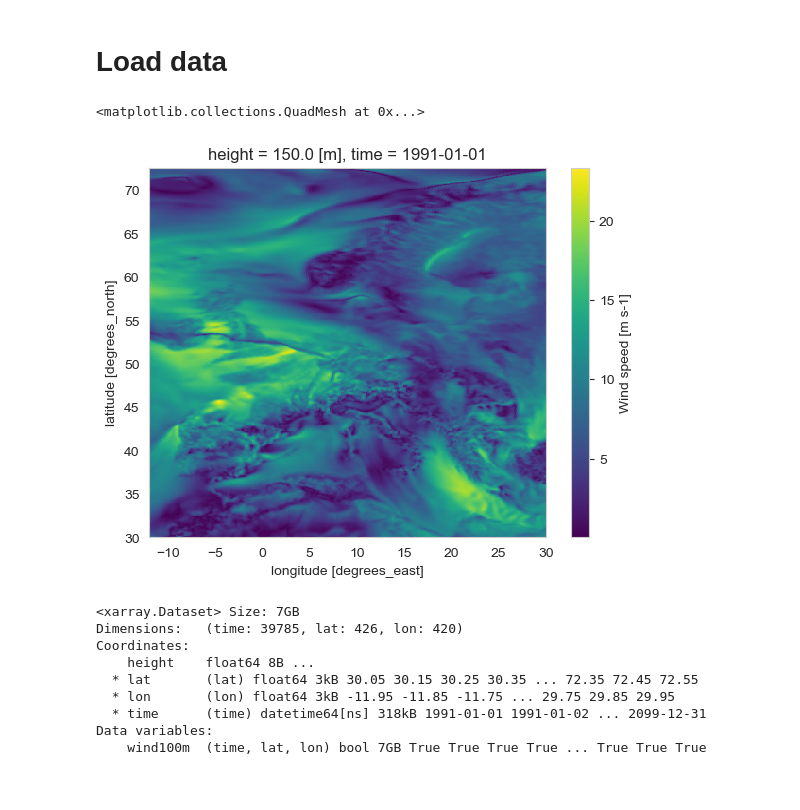
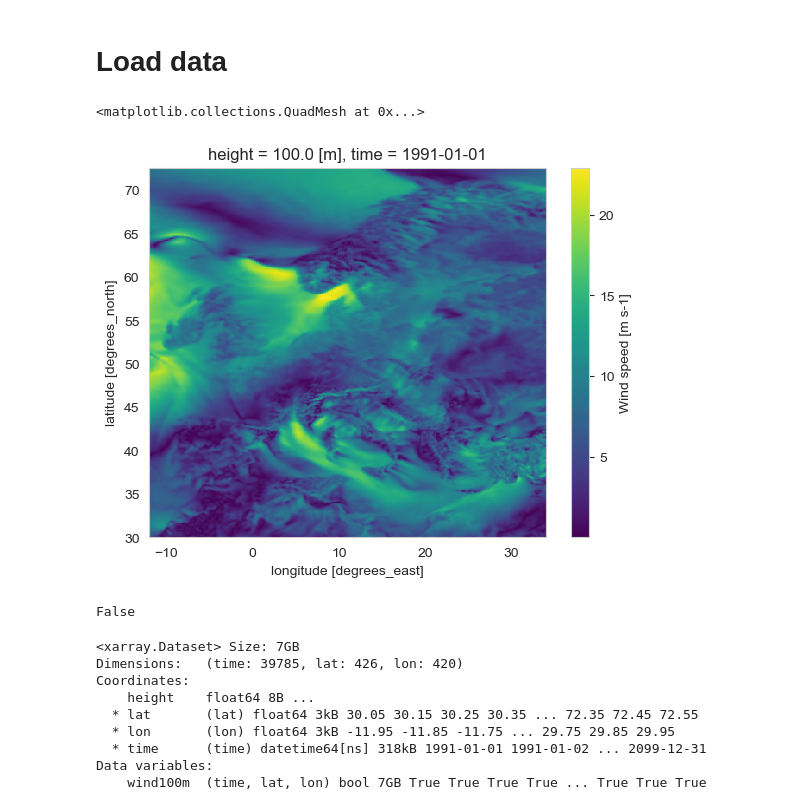
Before and after one commit to yasserhaddad/CORDEX2Energy, a Jupyter notebook: notebooks/processing/wind_speed_diagnostics.ipynb, the cells around one changed output. Saved outputs shown, nothing was run; the diff lists cells and outputs as text; code cells hidden in the pictures.

```diff
--- a/notebooks/processing/wind_speed_diagnostics.ipynb
+++ b/notebooks/processing/wind_speed_diagnostics.ipynb
@@ -381,22 +400,24 @@ ds_wind[f"wind{height}m"].attrs.update(
 # %% [markdown]
 # Load data
 # %%
-extent = {"lat_min": 30, "lat_max": 75, "lon_min": -12, "lon_max": 30}
-
-ds_wind_150m = ClimateModelData(
+ds_wind_100m = ClimateModelData(
     path_data_processed
     / "cordex_processed"
     / f"{climate_model_chain}_{climate_scenario}"
     / "regridded"
     / "3hr"
-    / "wind150m.zarr",
+    / "wind100m.zarr",
     extent=extent,
 )
 # %%
-ds_wind_150m.ds_data.isel(time=0).wind150m.plot()
+ds_wind_100m.ds_data.isel(time=0).wind100m.plot()
 # %% [output]
 <matplotlib.collections.QuadMesh at 0x...>
-[figure, old version]
+[figure, new version]
+# %%
+ds_wind_100m.ds_data["wind100m"].isel(time=0).isnull().any().compute().item()
+# %% [output]
+False
 # %%
 nan_values = ds_wind_100m.ds_data.sel(time=ds_wind_100m.ds_data.time.dt.hour == 0).isnull()
 nan_values
```
Also changed, not shown: parts of 9 cells of this notebook, 16 other files.
